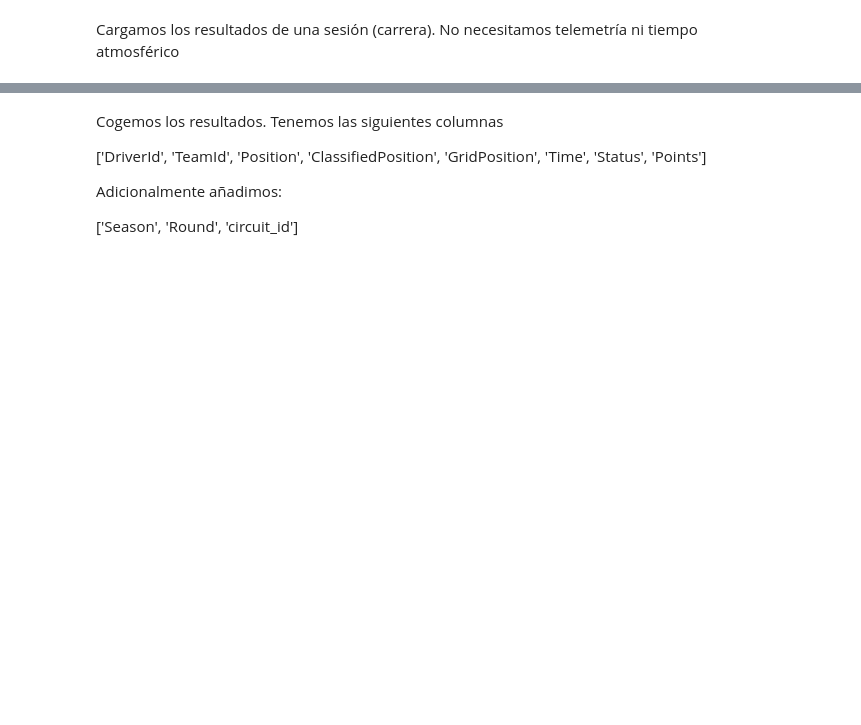
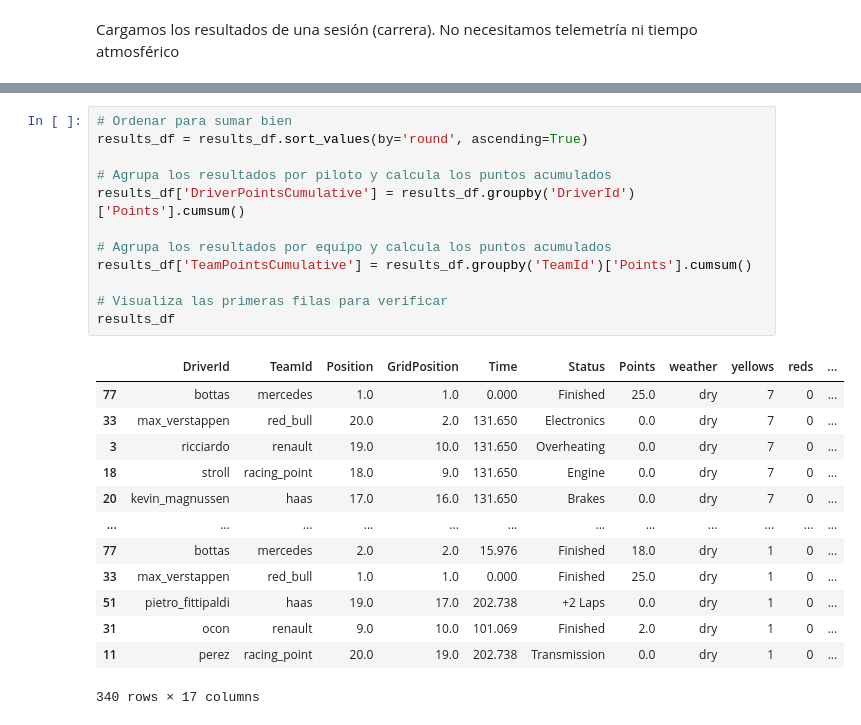
Before and after one commit to SupernovaIa/Formula-1-ML-Project, a Jupyter notebook: notebook/01-model-race.ipynb, the cells around one changed output, grey strips where cells are left out. Drawn from its saved outputs; the diff is of its cells as text; blank space fills up the shorter version.

```diff
--- a/notebook/01-model-race.ipynb
+++ b/notebook/01-model-race.ipynb
@@ -167,8 +351,26 @@ results_df
-# %% [markdown]
-Cogemos los resultados. Tenemos las siguientes columnas
-
-['DriverId', 'TeamId', 'Position', 'ClassifiedPosition', 'GridPosition', 'Time', 'Status', 'Points']
-
-Adicionalmente añadimos:
-
-['Season', 'Round', 'circuit_id']
+# %%
+# Ordenar para sumar bien
+results_df = results_df.sort_values(by='round', ascending=True)
+
+# Agrupa los resultados por piloto y calcula los puntos acumulados
+results_df['DriverPointsCumulative'] = results_df.groupby('DriverId')['Points'].cumsum()
+
+# Agrupa los resultados por equipo y calcula los puntos acumulados
+results_df['TeamPointsCumulative'] = results_df.groupby('TeamId')['Points'].cumsum()
+
+# Visualiza las primeras filas para verificar
+results_df
+# %% [output]
+|  | DriverId | TeamId | Position | GridPosition | Time | Status | Points | weather | yellows | reds | ... |
+| 77 | bottas | mercedes | 1.0 | 1.0 | 0.000 | Finished | 25.0 | dry | 7 | 0 | ... |
+| 33 | max_verstappen | red_bull | 20.0 | 2.0 | 131.650 | Electronics | 0.0 | dry | 7 | 0 | ... |
+| 3 | ricciardo | renault | 19.0 | 10.0 | 131.650 | Overheating | 0.0 | dry | 7 | 0 | ... |
+| 18 | stroll | racing_point | 18.0 | 9.0 | 131.650 | Engine | 0.0 | dry | 7 | 0 | ... |
+| 20 | kevin_magnussen | haas | 17.0 | 16.0 | 131.650 | Brakes | 0.0 | dry | 7 | 0 | ... |
+| ... | ... | ... | ... | ... | ... | ... | ... | ... | ... | ... | ... |
+| 77 | bottas | mercedes | 2.0 | 2.0 | 15.976 | Finished | 18.0 | dry | 1 | 0 | ... |
+| 33 | max_verstappen | red_bull | 1.0 | 1.0 | 0.000 | Finished | 25.0 | dry | 1 | 0 | ... |
+| 51 | pietro_fittipaldi | haas | 19.0 | 17.0 | 202.738 | +2 Laps | 0.0 | dry | 1 | 0 | ... |
+| 31 | ocon | renault | 9.0 | 10.0 | 101.069 | Finished | 2.0 | dry | 1 | 0 | ... |
+| 11 | perez | racing_point | 20.0 | 19.0 | 202.738 | Transmission | 0.0 | dry | 1 | 0 | ... |
+340 rows × 17 columns
```
Also changed, not shown: parts of 17 cells of this notebook, 1 other file.
